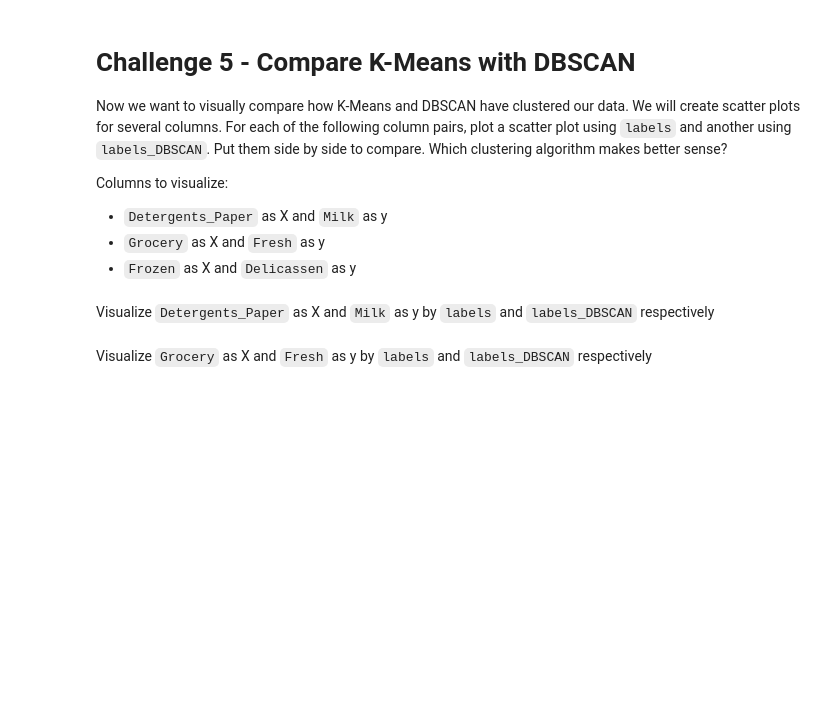
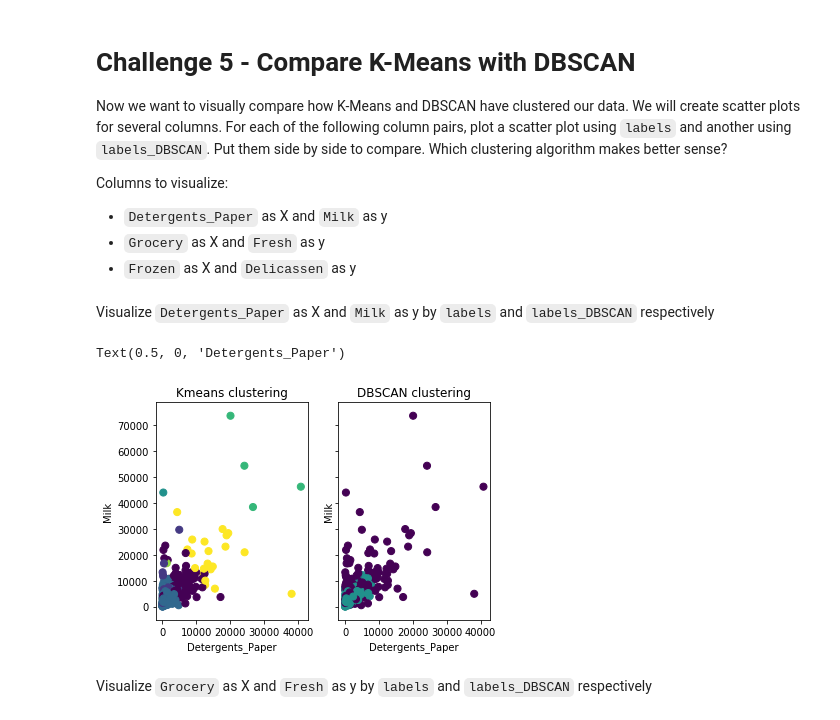
Before and after one commit to ironhack-datalabs/datamad0120, a Jupyter notebook: module-3/lab-unsupervised-learning/your-code/main.ipynb, the cells around one changed output. Drawn from its saved outputs; the diff is of its cells as text; code cells hidden in the pictures; blank space fills up the shorter version.

```diff
--- a/module-3/lab-unsupervised-learning/your-code/main.ipynb
+++ b/module-3/lab-unsupervised-learning/your-code/main.ipynb
@@ -44,3 +128,4 @@ Additional info: Over a century ago, an Italian economist named Vilfredo Pareto
 If your conclusion from the previous challenge is the data need cleaning/transformation, do it in the cells below. However, if your conclusion is the data need not be cleaned or transformed, feel free to skip this challenge. But if you do choose the latter, please provide rationale.
 # %%
 # Your code here
+customers = customers.drop(['Channel', 'Region'], axis = 'columns')
@@ -62,3 +149,6 @@ Diverse value ranges in different features could cause issues in our clustering.
 from sklearn.preprocessing import StandardScaler
 
 # Your code here:
+scaler = StandardScaler()
+customers_scale = scaler.fit_transform(customers)
+customers_scale
@@ -70,0 +173,10 @@ Now let's cluster the data with K-Means first. Initiate the K-Means model, then
+# %%
+# Your code here:
+from sklearn.cluster import KMeans
+
+model = KMeans(n_clusters=7)
+
+labels = model.fit_predict(customers_scale)
+
+customers["labels"] = labels
+customers.head()
@@ -81,3 +208,8 @@ Now let's cluster the data using DBSCAN. Use `DBSCAN(eps=0.5)` to initiate the m
+# %%
+# Your code here
+from sklearn.cluster import DBSCAN
+debescan = DBSCAN(eps=0.5).fit(customers_scale)
+customers['labels_DBSCAN'] = debescan.labels_
 # %% [markdown]
 Count the values in `labels_DBSCAN`.
 # %%
@@ -99,2 +235,18 @@ Visualize `Detergents_Paper` as X and `Milk` as y by `labels` and `labels_DBSCAN
+# %%
+# Your code here:
+f, (ax1, ax2) = plt.subplots(1, 2, sharey=True)
+
+ax1.scatter(customers['Detergents_Paper'],customers['Milk'], c=customers['labels'], s=50, cmap='viridis')
+ax1.set_title('Kmeans clustering')
+ax1.set_ylabel('Milk')
+ax1.set_xlabel('Detergents_Paper')
+
+ax2.scatter(customers['Detergents_Paper'],customers['Milk'], c=customers['labels_DBSCAN'], s=50, cmap='viridis')
+ax2.set_title('DBSCAN clustering')
+ax2.set_ylabel('Milk')
+ax2.set_xlabel('Detergents_Paper')
+# %% [output]
+Text(0.5, 0, 'Detergents_Paper')
+[figure, added]
 # %% [markdown]
 Visualize `Grocery` as X and `Fresh` as y by `labels` and `labels_DBSCAN` respectively
```
Also changed, not shown: parts of 28 cells of this notebook.
